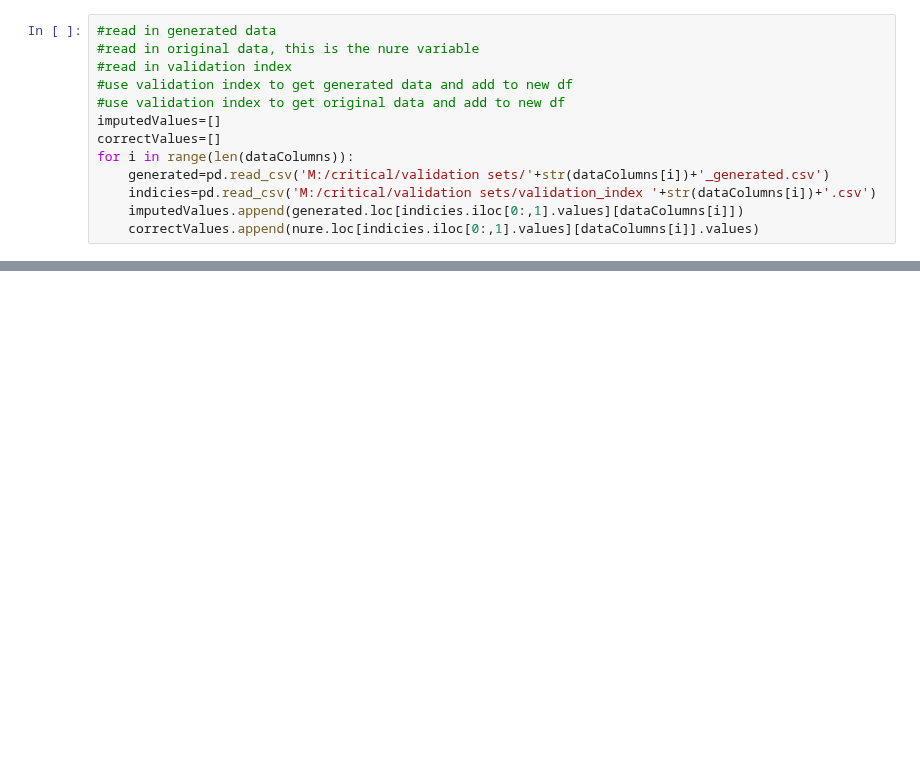
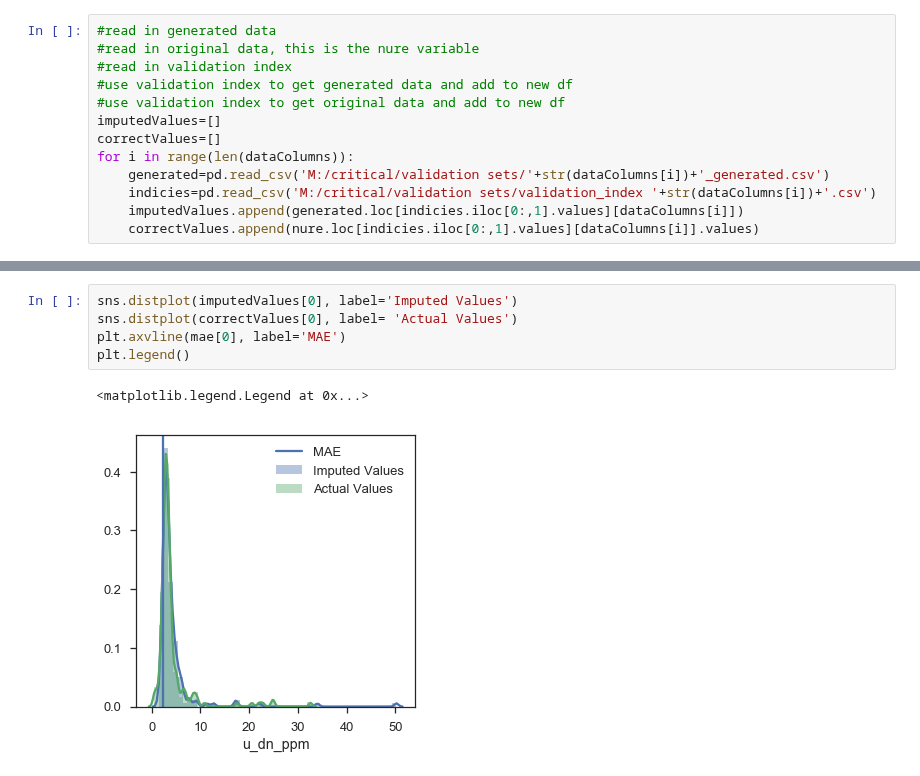
Before and after one commit to jessepisel/criticalandstrategic, a Jupyter notebook: Imputed Critical mineral EDA.ipynb, the cells around one changed output, grey strips where cells are left out. Saved outputs shown, nothing was run; the diff lists cells and outputs as text; blank space fills up the shorter version.

```diff
--- a/Imputed Critical mineral EDA.ipynb
+++ b/Imputed Critical mineral EDA.ipynb
@@ -218,0 +234,8 @@ len(dataColumns)
+# %%
+sns.distplot(imputedValues[0], label='Imputed Values')
+sns.distplot(correctValues[0], label= 'Actual Values')
+plt.axvline(mae[0], label='MAE')
+plt.legend()
+# %% [output]
+<matplotlib.legend.Legend at 0x...>
+[figure, added]
```
Also changed, not shown: parts of 26 cells of this notebook.
